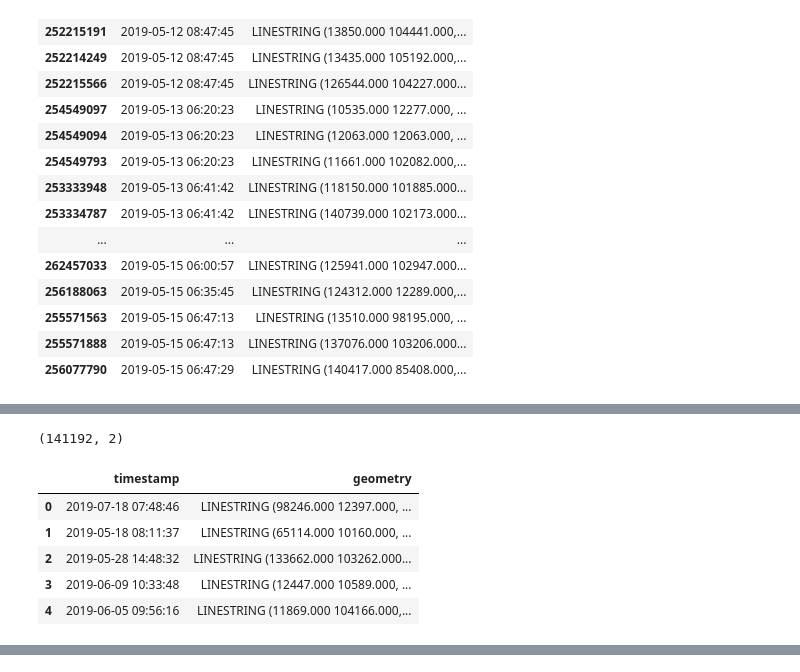
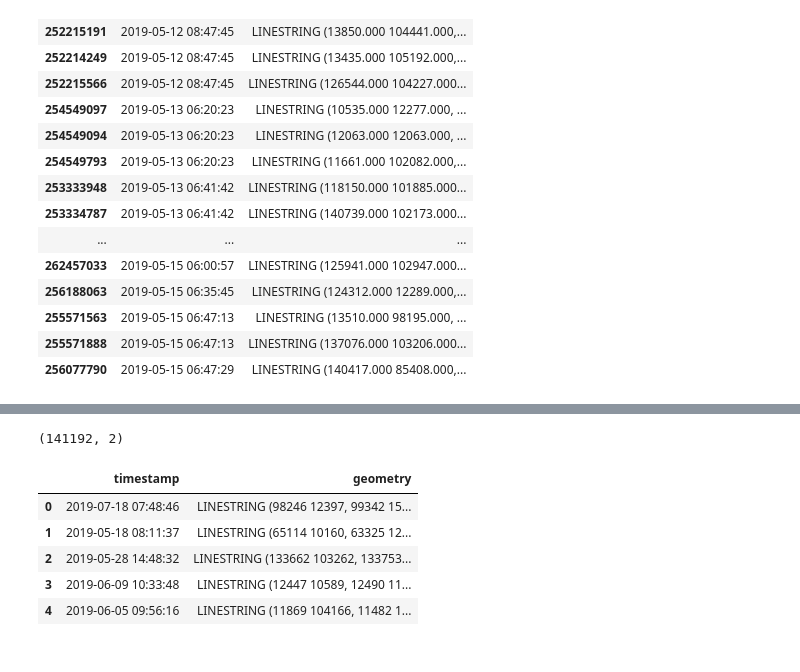
Before and after one commit to max-schaeufele91/master_thesis, a Jupyter notebook: Path_Visualization.ipynb, the cells around one changed output, grey strips where cells are left out. Drawn from its saved outputs; the diff is of its cells as text; code cells hidden in the pictures.

```diff
--- a/Path_Visualization.ipynb
+++ b/Path_Visualization.ipynb
@@ -336,0 +574,3 @@ X_train, X_test, y_train, y_test = train_test_split(X, y, test_size=0.3, random_
+# %%
+X = pd.read_pickle(pickle_path + 'X.pkl')
+#y = pd.read_pickle(pickle_path + 'y.pkl')
@@ -337,15 +580,9 @@ X_train, X_test, y_train, y_test = train_test_split(X, y, test_size=0.3, random_
 # %%
 rus = RandomUnderSampler(random_state=0)
 X_resampled_under, y_resampled_under = rus.fit_resample(X_train, y_train)
-# %%
-test = gpd.GeoDataFrame(X_resampled_under, columns=features)
-print(test.shape)
-test.head()
-# %% [output]
-(141192, 2)
-|  | timestamp | geometry |
-| 0 | 2019-07-18 07:48:46 | LINESTRING (98246.000 12397.000, ... |
-| 1 | 2019-05-18 08:11:37 | LINESTRING (65114.000 10160.000, ... |
-| 2 | 2019-05-28 14:48:32 | LINESTRING (133662.000 103262.000... |
-| 3 | 2019-06-09 10:33:48 | LINESTRING (12447.000 10589.000, ... |
-| 4 | 2019-06-05 09:56:16 | LINESTRING (11869.000 104166.000,... |
+# %%
+import modin.pandas as pd
+sample_train = pd.DataFrame(X_resampled_under, columns=features)
+print(sample_train.shape)
+sample_train.head()
+# %% [output]
@@ -351,0 +590,7 @@ test.head()
+(141192, 2)
+|  | timestamp | geometry |
+| 0 | 2019-07-18 07:48:46 | LINESTRING (98246 12397, 99342 15... |
+| 1 | 2019-05-18 08:11:37 | LINESTRING (65114 10160, 63325 12... |
+| 2 | 2019-05-28 14:48:32 | LINESTRING (133662 103262, 133753... |
+| 3 | 2019-06-09 10:33:48 | LINESTRING (12447 10589, 12490 11... |
+| 4 | 2019-06-05 09:56:16 | LINESTRING (11869 104166, 11482 1... |
```
Also changed, not shown: parts of 39 cells of this notebook, 1 other file.
